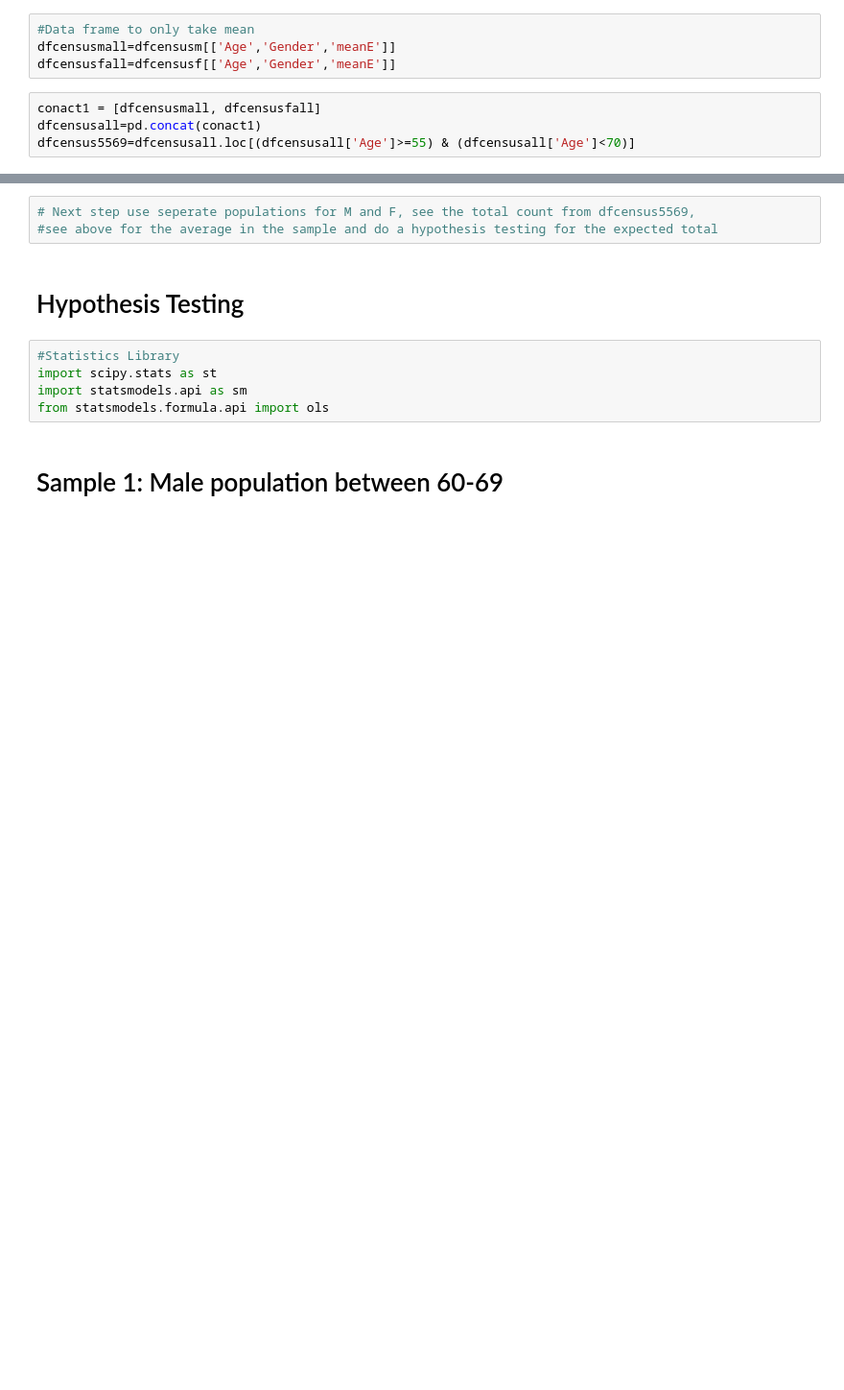
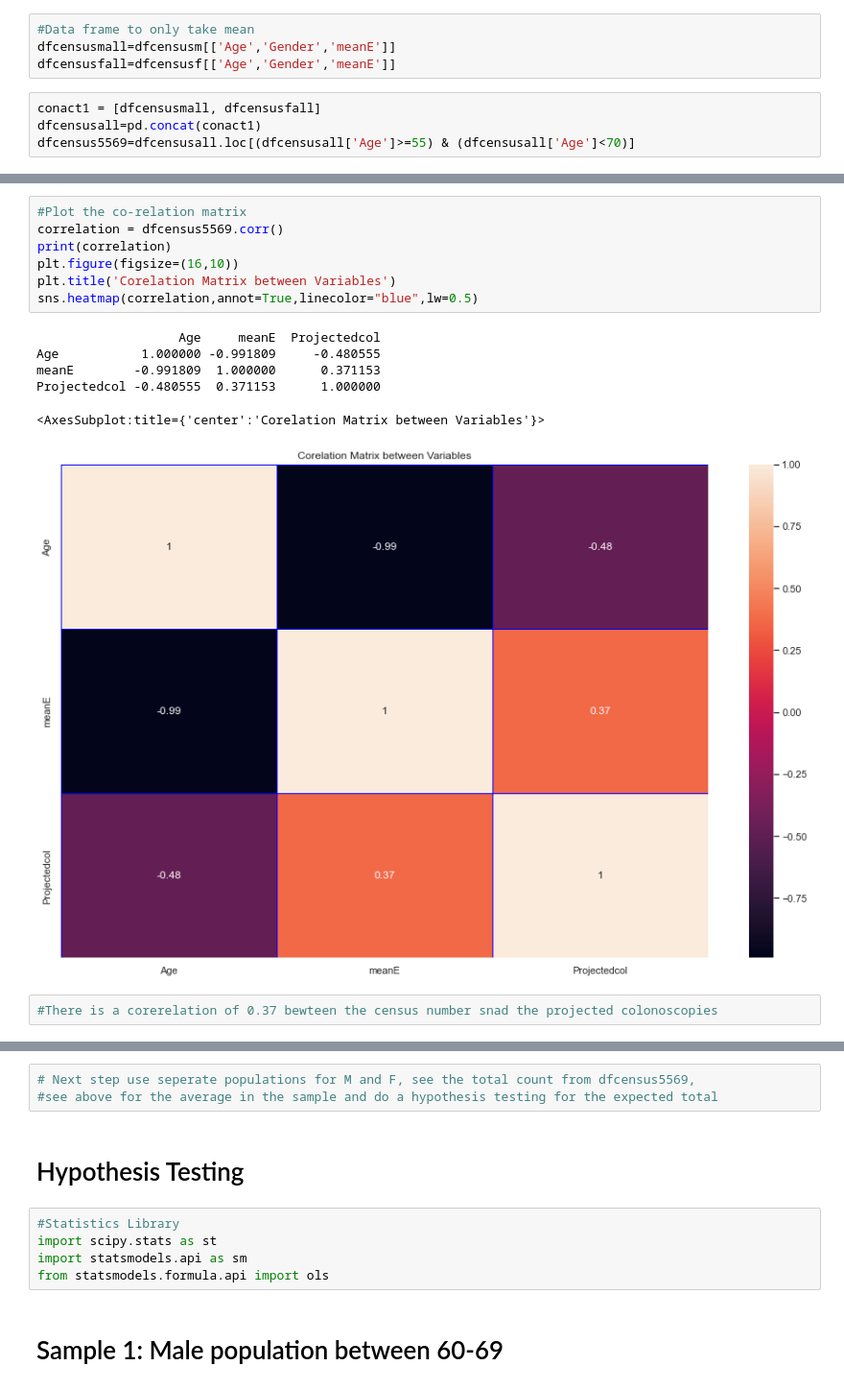
Before and after one commit to raku43/MScDACapstone, a Jupyter notebook: MScDA_Capstone.ipynb, the cells around one changed output, grey strips where cells are left out. Shown at 96% size. Cells and saved outputs as stored; diff of their text form; blank space fills up the shorter version.

```diff
--- a/MScDA_Capstone.ipynb
+++ b/MScDA_Capstone.ipynb
@@ -621,3 +859,19 @@ dfcensus5569
+# %%
+#Plot the co-relation matrix
+correlation = dfcensus5569.corr()
+print(correlation)
+plt.figure(figsize=(16,10))
+plt.title('Corelation Matrix between Variables')
+sns.heatmap(correlation,annot=True,linecolor="blue",lw=0.5)
+# %% [output]
+                   Age     meanE  Projectedcol
+Age           1.000000 -0.991809     -0.480555
+meanE        -0.991809  1.000000      0.371153
+Projectedcol -0.480555  0.371153      1.000000
+<AxesSubplot:title={'center':'Corelation Matrix between Variables'}>
+[figure, added]
+# %%
+#There is a corerelation of 0.37 bewteen the census number snad the projected colonoscopies
 # %%
 #Plot showing agewise counts
 
```
Also changed, not shown: parts of 47 cells of this notebook.
